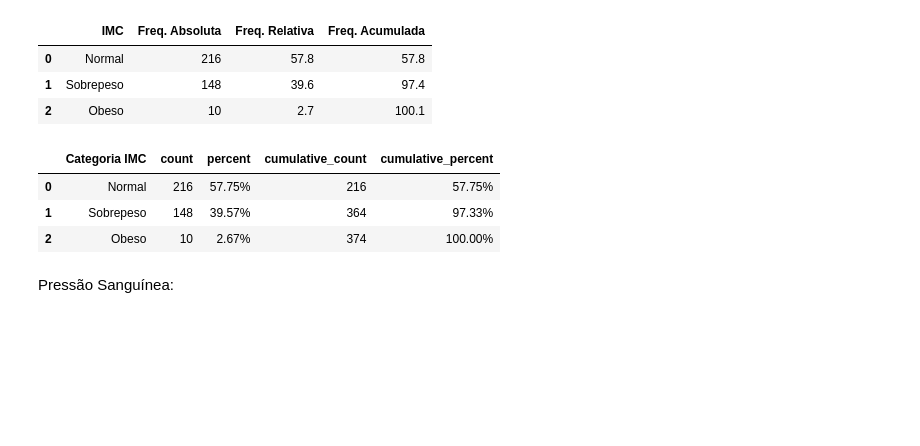
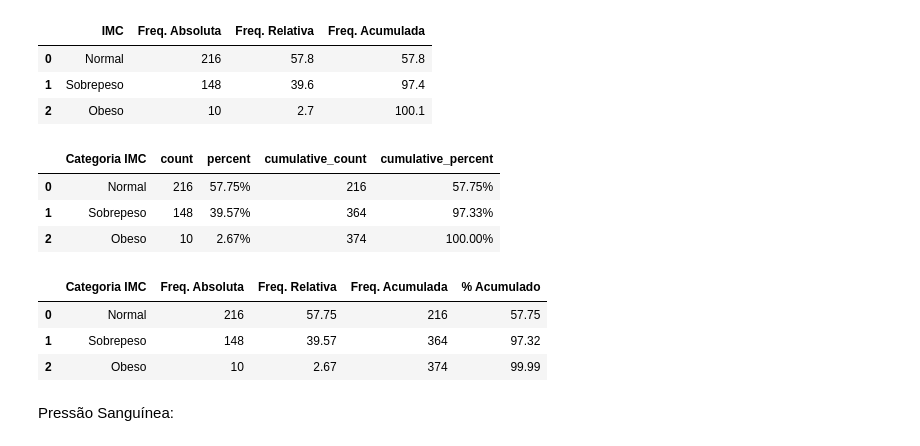
Before and after one commit to arqmarcel/saude_funcionarios, a Jupyter notebook: notebooks/analise_sono.ipynb, the cells around one changed output. Drawn from its saved outputs; the diff is of its cells as text; code cells hidden in the pictures; blank space fills up the shorter version.

```diff
--- a/notebooks/analise_sono.ipynb
+++ b/notebooks/analise_sono.ipynb
@@ -197,6 +247,13 @@ tab_freq_imc_stb
 | 0 | Normal | 216 | 57.75% | 216 | 57.75% |
 | 1 | Sobrepeso | 148 | 39.57% | 364 | 97.33% |
 | 2 | Obeso | 10 | 2.67% | 374 | 100.00% |
+# %%
+tab_freq(df, 'Categoria IMC')
+# %% [output]
+|  | Categoria IMC | Freq. Absoluta | Freq. Relativa | Freq. Acumulada | % Acumulado |
+| 0 | Normal | 216 | 57.75 | 216 | 57.75 |
+| 1 | Sobrepeso | 148 | 39.57 | 364 | 97.32 |
+| 2 | Obeso | 10 | 2.67 | 374 | 99.99 |
 # %% [markdown]
 Pressão Sanguínea:
 # %%
```
Also changed, not shown: parts of 6 cells of this notebook, 1 other file.
